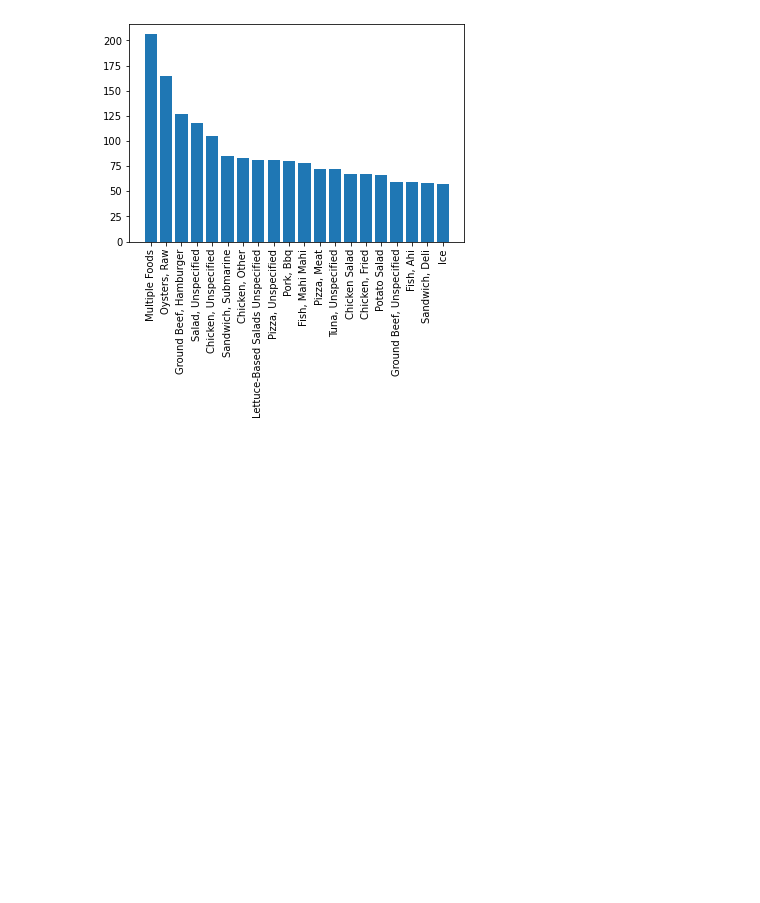
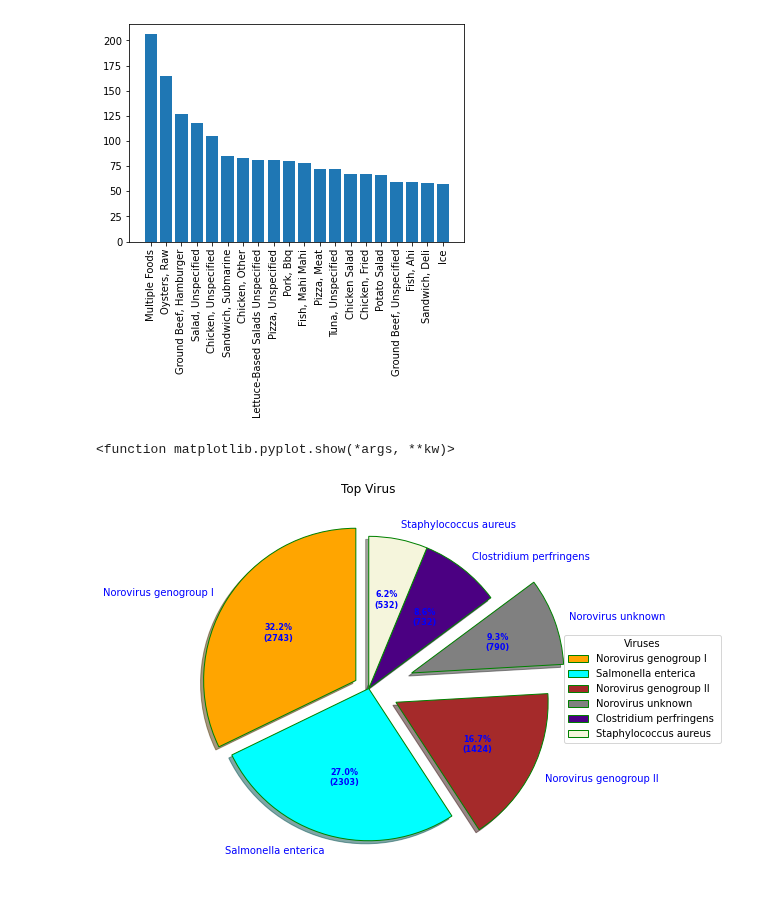
Before and after one commit to DINHC/foodborneillness, a Jupyter notebook: Foodborne_illness.ipynb, the cells around one changed output. Drawn from its saved outputs; the diff is of its cells as text; code cells hidden in the pictures; blank space fills up the shorter version.

Commit message:
Added pie chart for top viruses. Need to figure out how to add food

```diff
--- a/Foodborne_illness.ipynb
+++ b/Foodborne_illness.ipynb
@@ -155,0 +158,37 @@ plt.xticks(rotation='vertical')
+# %%
+viruses = ['Norovirus genogroup I', 'Salmonella enterica', 'Norovirus genogroup II','Norovirus unknown','Clostridium perfringens ', 'Staphylococcus aureus ']
+data = virus_df
+
+explode = (0.1, 0.0, 0.2, 0.3, 0.0, 0.0)
+
+colors = ( "orange", "cyan", "brown",
+          "grey", "indigo", "beige")
+
+wp = { 'linewidth' : 1, 'edgecolor' : "green" }
+
+def func(pct, allvalues):
+    absolute = int(pct / 100.*np.sum(allvalues))
+    return "{:.1f}%\n({:d})".format(pct, absolute)
+fig, ax = plt.subplots(figsize =(10,7))
+wedges, texts, autotexts = ax.pie(data,
+                                  autopct = lambda pct: func(pct, data),
+                                  explode = explode,
+                                  labels = viruses,
+                                  shadow = True,
+                                  colors = colors,
+                                  startangle = 90,
+                                  wedgeprops = wp,
+                                  textprops = dict(color ="Blue"))
+ax.legend(wedges, viruses,
+          title ="Viruses",
+          loc ="center left",
+          bbox_to_anchor =(1, 0, 0.5, 1))
+
+plt.setp(autotexts, size = 8, weight ="bold")
+ax.set_title("Top Virus")
+
+
+plt.show
+# %% [output]
+<function matplotlib.pyplot.show(*args, **kw)>
+[figure, added]
```
Also changed, not shown: parts of 2 cells of this notebook.
